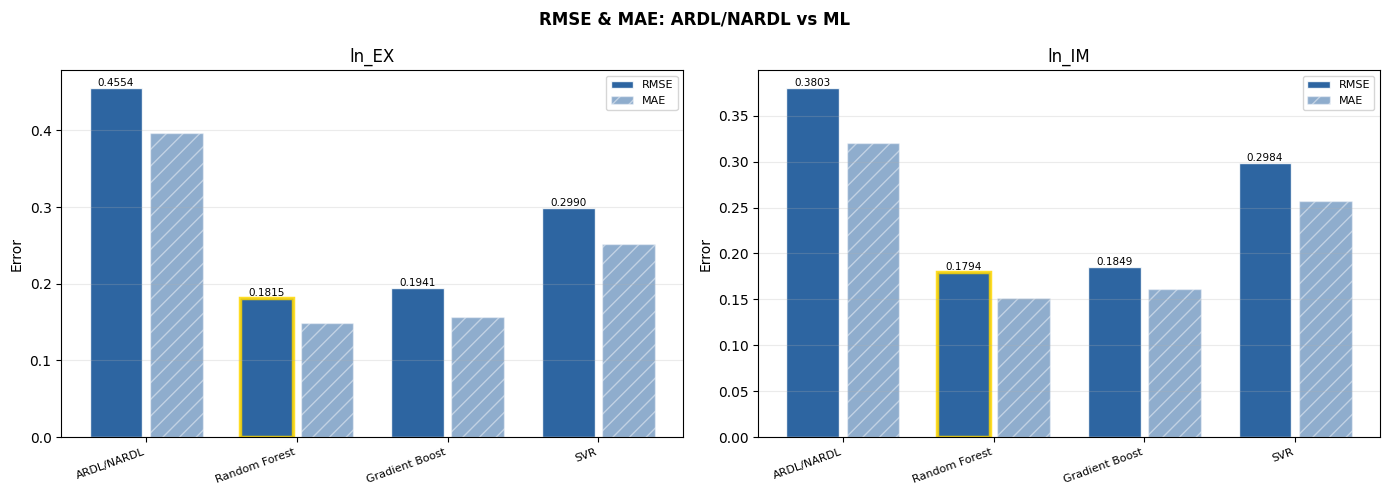
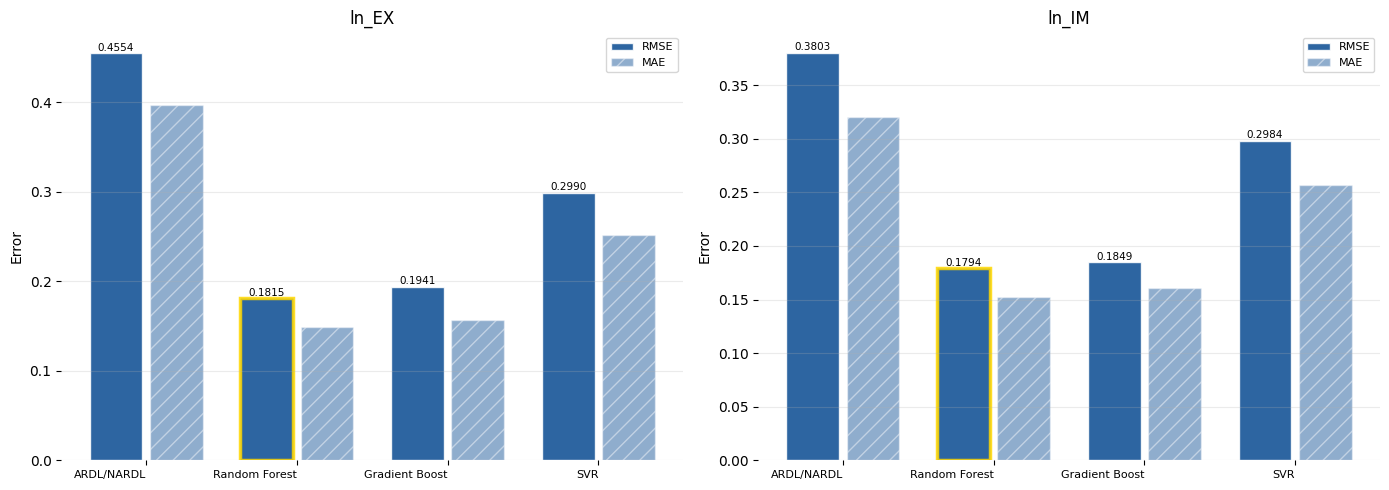
Code edit (unified diff) that turned the first committed figure into the second:
--- before
+++ after
@@ -1,10 +1,3 @@
-# Colormap xanh dương
-cmap = cm.Blues  # colormap 'Blues' tích hợp sẵn matplotlib
-n_bars = 4  # số bar trong mỗi nhóm
-bar_colors = [cmap(0.9), cmap(0.9), cmap(0.9), cmap(0.9)]  # 4 sắc độ xanh dương
-
-# RMSE / MAE bar chart
 fig, axes = plt.subplots(1, len(MODELS), figsize=(14,5))
-fig.suptitle('RMSE & MAE: ARDL/NARDL vs ML', fontsize=12, fontweight='bold')
 
 for ax, mk in zip(axes, MODELS):
@@ -31,9 +24,13 @@
     
     ax.set_xticks(x)
-    ax.set_xticklabels(names, rotation=20, ha='right', fontsize=8)
+    ax.set_xticklabels(names, rotation=0, ha='right', fontsize=8)
     ax.set_title(dep)
     ax.set_ylabel('Error')
     ax.legend(fontsize=8)
     ax.grid(axis='y', alpha=0.25)
+    
+    # --- Bỏ toàn bộ khung đen ---
+    for spine in ['top','right','left','bottom']:
+        ax.spines[spine].set_visible(False)
 
 plt.tight_layout()

Commit: Upload final report